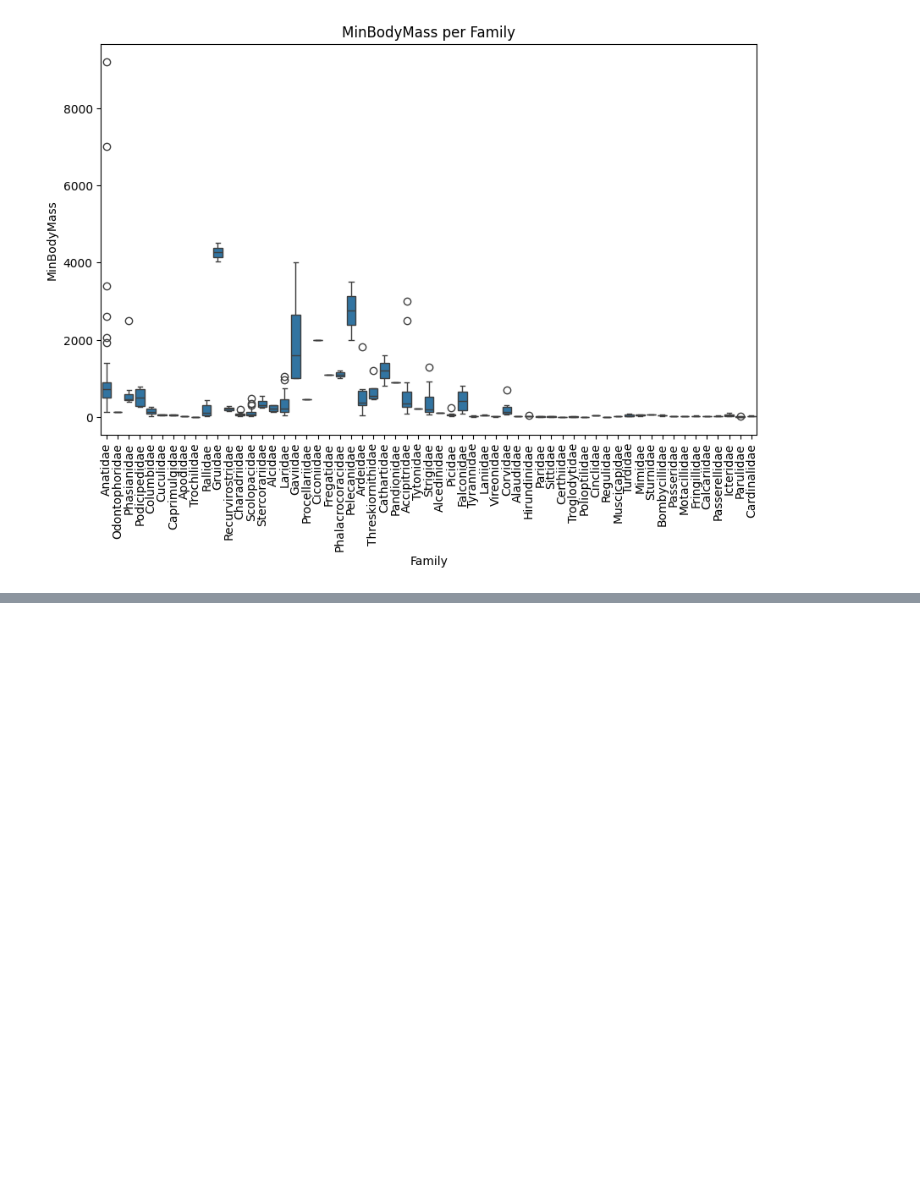
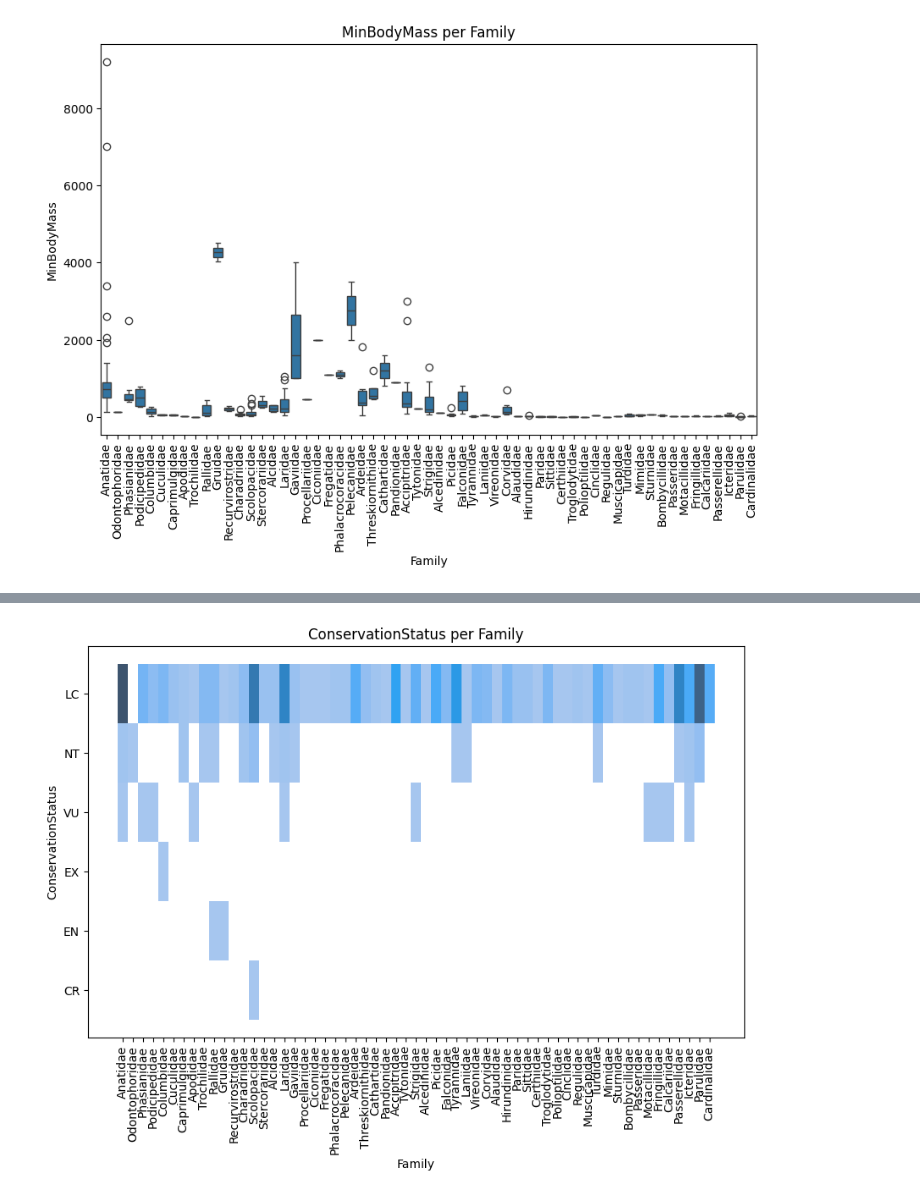
Before and after one commit to SeherKumsar/Ada-Lovelace-Veri-Bilimi-Akademisi, a Jupyter notebook: week-3/group_project.ipynb, the cells around one changed output, grey strips where cells are left out. Saved outputs shown, nothing was run; the diff lists cells and outputs as text; code cells hidden in the pictures; blank space fills up the shorter version.

```diff
--- a/week-3/group_project.ipynb
+++ b/week-3/group_project.ipynb
@@ -170,0 +194,11 @@ plt.show()
+# %%
+# x='Family', y='ConservationStatus' sns.hisplot
+plt.figure(figsize=(10, 6))
+sns.histplot(data=birds, x='Family', y='ConservationStatus')
+plt.xticks(rotation=90)
+plt.xlabel('Family')
+plt.ylabel('ConservationStatus')
+plt.title('ConservationStatus per Family')
+plt.show()
+# %% [output]
+[figure, added]
```
Also changed, not shown: parts of 6 cells of this notebook.
